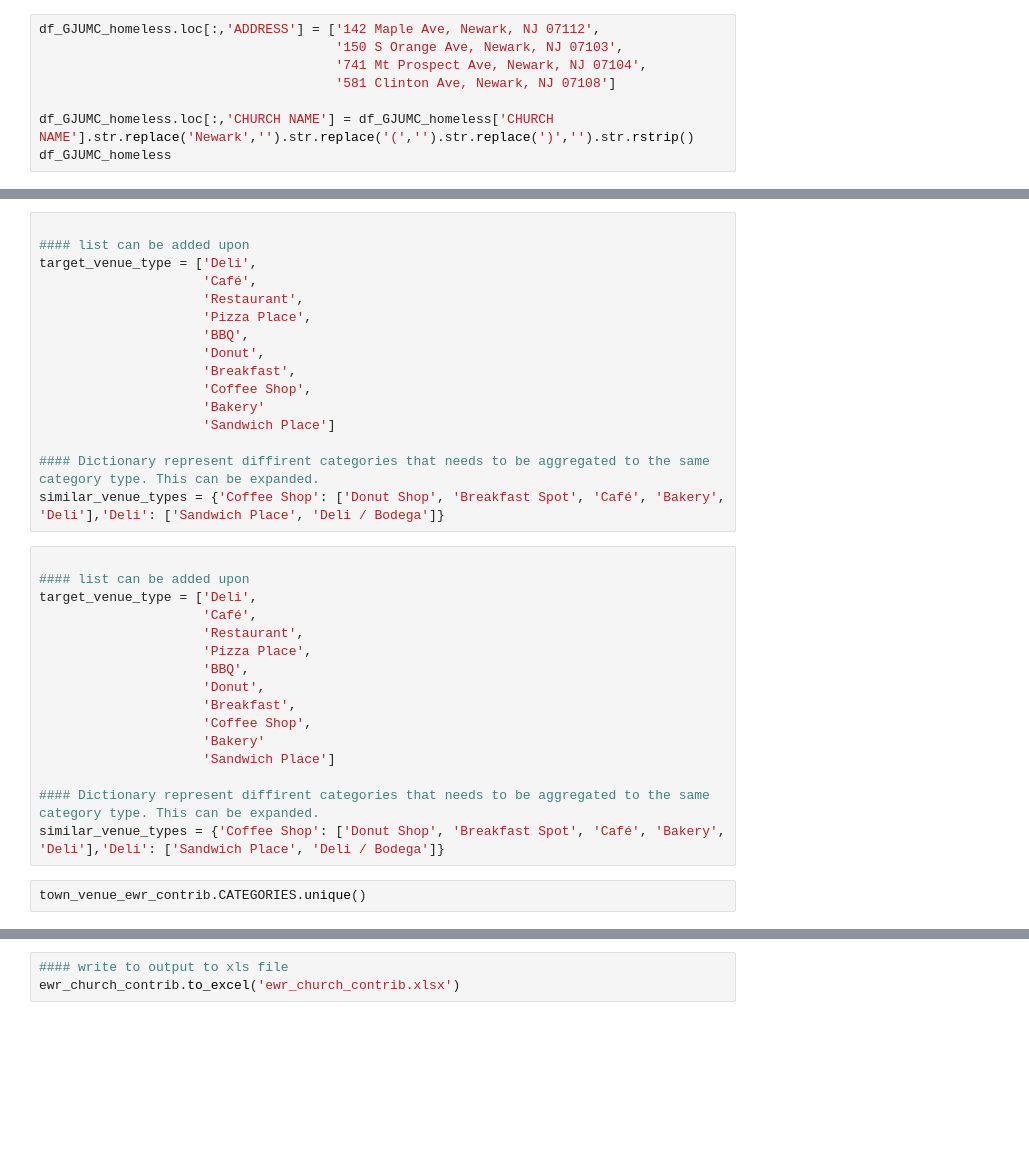
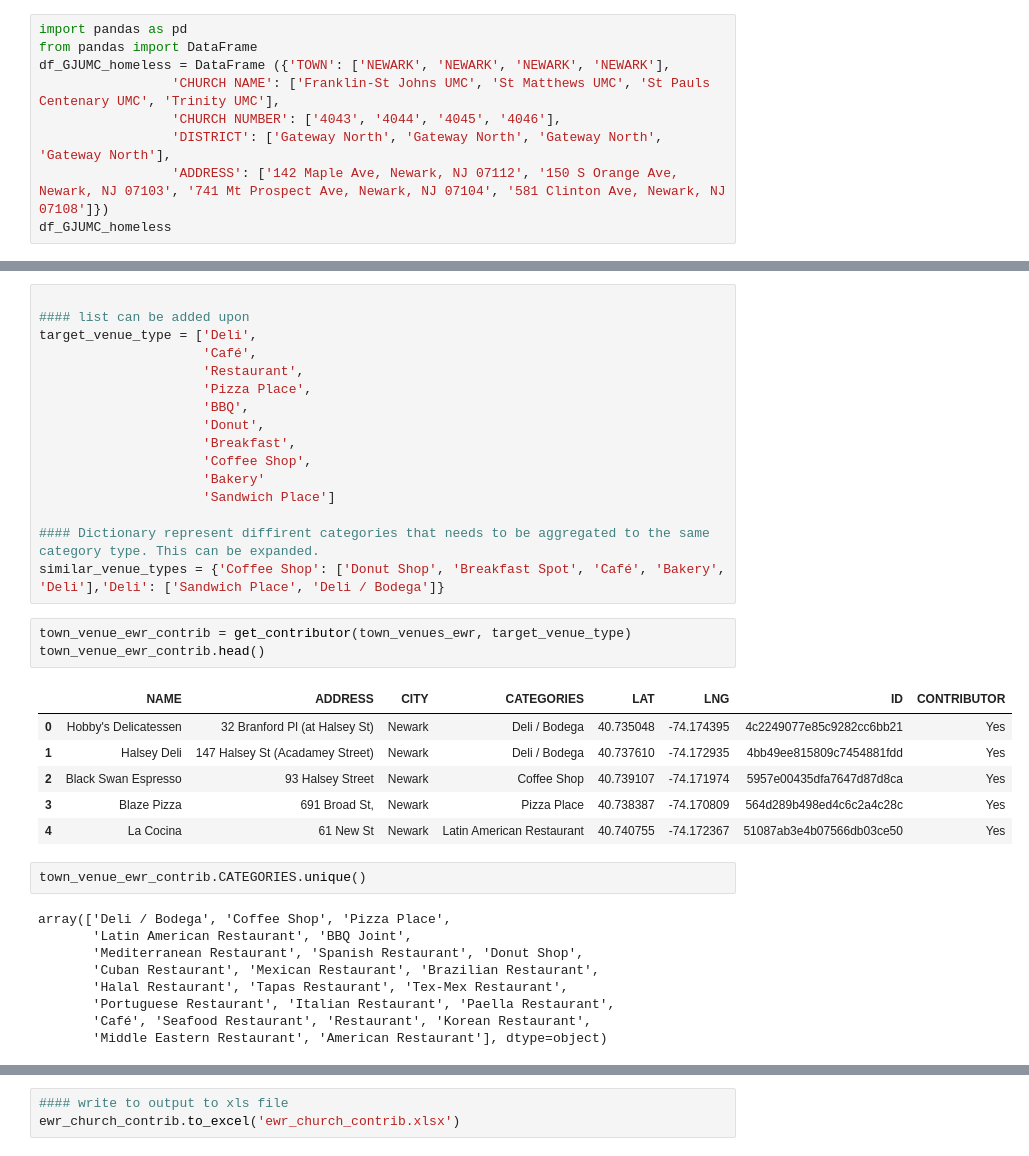
Before and after one commit to bgina875/CourseraCapstone, a Jupyter notebook: My CapstoneProjectWeek2.ipynb, the cells around one changed output, grey strips where cells are left out. Saved outputs shown, nothing was run; the diff lists cells and outputs as text; blank space fills up the shorter version.

```diff
--- a/My CapstoneProjectWeek2.ipynb
+++ b/My CapstoneProjectWeek2.ipynb
@@ -327,8 +332,9 @@ df_GJUMC_homeless
 # %%
-df_GJUMC_homeless.loc[:,'ADDRESS'] = ['142 Maple Ave, Newark, NJ 07112',
-                                      '150 S Orange Ave, Newark, NJ 07103',
-                                      '741 Mt Prospect Ave, Newark, NJ 07104',
-                                      '581 Clinton Ave, Newark, NJ 07108']
-
-df_GJUMC_homeless.loc[:,'CHURCH NAME'] = df_GJUMC_homeless['CHURCH NAME'].str.replace('Newark','').str.replace('(','').str.replace(')','').str.rstrip()
+import pandas as pd
+from pandas import DataFrame
+df_GJUMC_homeless = DataFrame ({'TOWN': ['NEWARK', 'NEWARK', 'NEWARK', 'NEWARK'],
+                 'CHURCH NAME': ['Franklin-St Johns UMC', 'St Matthews UMC', 'St Pauls Centenary UMC', 'Trinity UMC'],
+                 'CHURCH NUMBER': ['4043', '4044', '4045', '4046'],
+                 'DISTRICT': ['Gateway North', 'Gateway North', 'Gateway North', 'Gateway North'],
+                 'ADDRESS': ['142 Maple Ave, Newark, NJ 07112', '150 S Orange Ave, Newark, NJ 07103', '741 Mt Prospect Ave, Newark, NJ 07104', '581 Clinton Ave, Newark, NJ 07108']})
 df_GJUMC_homeless
@@ -490,24 +519,27 @@ target_venue_type = ['Deli',
 
 #### Dictionary represent diffirent categories that needs to be aggregated to the same category type. This can be expanded.
 similar_venue_types = {'Coffee Shop': ['Donut Shop', 'Breakfast Spot', 'Café', 'Bakery', 'Deli'],'Deli': ['Sandwich Place', 'Deli / Bodega']}
-# %%
-
-#### list can be added upon
-target_venue_type = ['Deli',
-                     'Café',
-                     'Restaurant',
-                     'Pizza Place',
-                     'BBQ',
-                     'Donut',
-                     'Breakfast',
-                     'Coffee Shop',
-                     'Bakery'
-                     'Sandwich Place']
-
-#### Dictionary represent diffirent categories that needs to be aggregated to the same category type. This can be expanded.
-similar_venue_types = {'Coffee Shop': ['Donut Shop', 'Breakfast Spot', 'Café', 'Bakery', 'Deli'],'Deli': ['Sandwich Place', 'Deli / Bodega']}
+# %%
+town_venue_ewr_contrib = get_contributor(town_venues_ewr, target_venue_type)
+town_venue_ewr_contrib.head()
+# %% [output]
+|  | NAME | ADDRESS | CITY | CATEGORIES | LAT | LNG | ID | CONTRIBUTOR |
+| 0 | Hobby's Delicatessen | 32 Branford Pl (at Halsey St) | Newark | Deli / Bodega | 40.735048 | -74.174395 | 4c2249077e85c9282cc6bb21 | Yes |
+| 1 | Halsey Deli | 147 Halsey St (Acadamey Street) | Newark | Deli / Bodega | 40.737610 | -74.172935 | 4bb49ee815809c7454881fdd | Yes |
+| 2 | Black Swan Espresso | 93 Halsey Street | Newark | Coffee Shop | 40.739107 | -74.171974 | 5957e00435dfa7647d87d8ca | Yes |
+| 3 | Blaze Pizza | 691 Broad St, | Newark | Pizza Place | 40.738387 | -74.170809 | 564d289b498ed4c6c2a4c28c | Yes |
+| 4 | La Cocina | 61 New St | Newark | Latin American Restaurant | 40.740755 | -74.172367 | 51087ab3e4b07566db03ce50 | Yes |
 # %%
 town_venue_ewr_contrib.CATEGORIES.unique()
+# %% [output]
+array(['Deli / Bodega', 'Coffee Shop', 'Pizza Place',
+       'Latin American Restaurant', 'BBQ Joint',
+       'Mediterranean Restaurant', 'Spanish Restaurant', 'Donut Shop',
+       'Cuban Restaurant', 'Mexican Restaurant', 'Brazilian Restaurant',
+       'Halal Restaurant', 'Tapas Restaurant', 'Tex-Mex Restaurant',
+       'Portuguese Restaurant', 'Italian Restaurant', 'Paella Restaurant',
+       'Café', 'Seafood Restaurant', 'Restaurant', 'Korean Restaurant',
+       'Middle Eastern Restaurant', 'American Restaurant'], dtype=object)
 # %%
 map_newark_target_venue = map_newark_church
 # add markers to map
```
Also changed, not shown: parts of 42 cells of this notebook.
